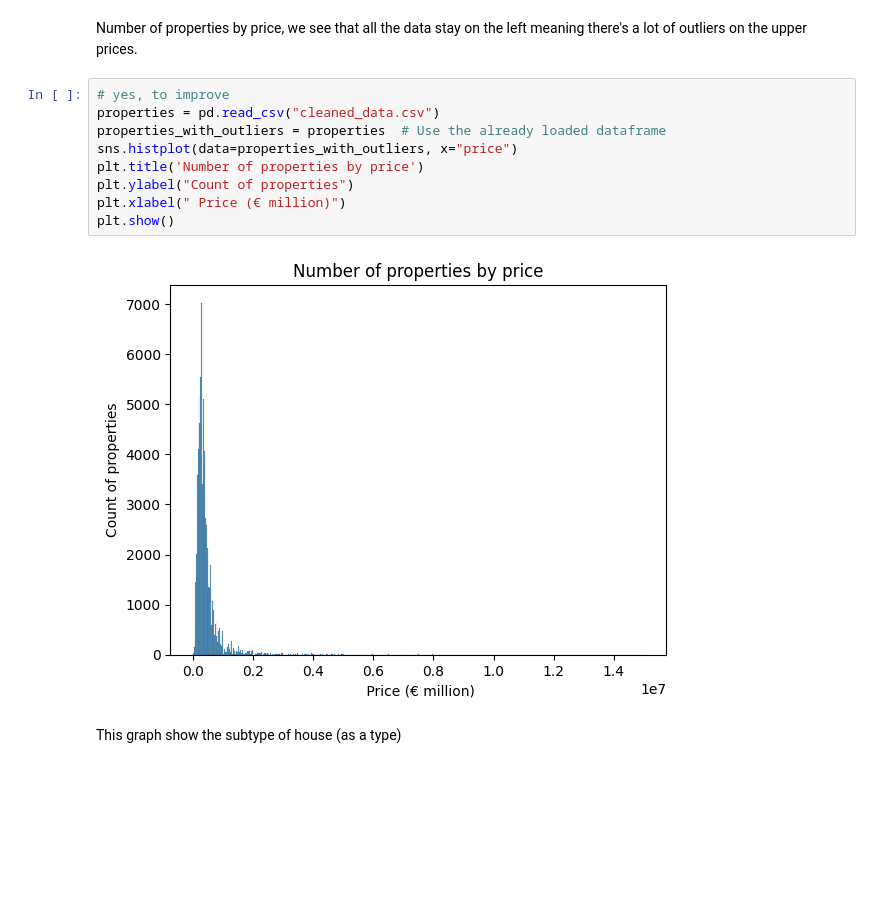
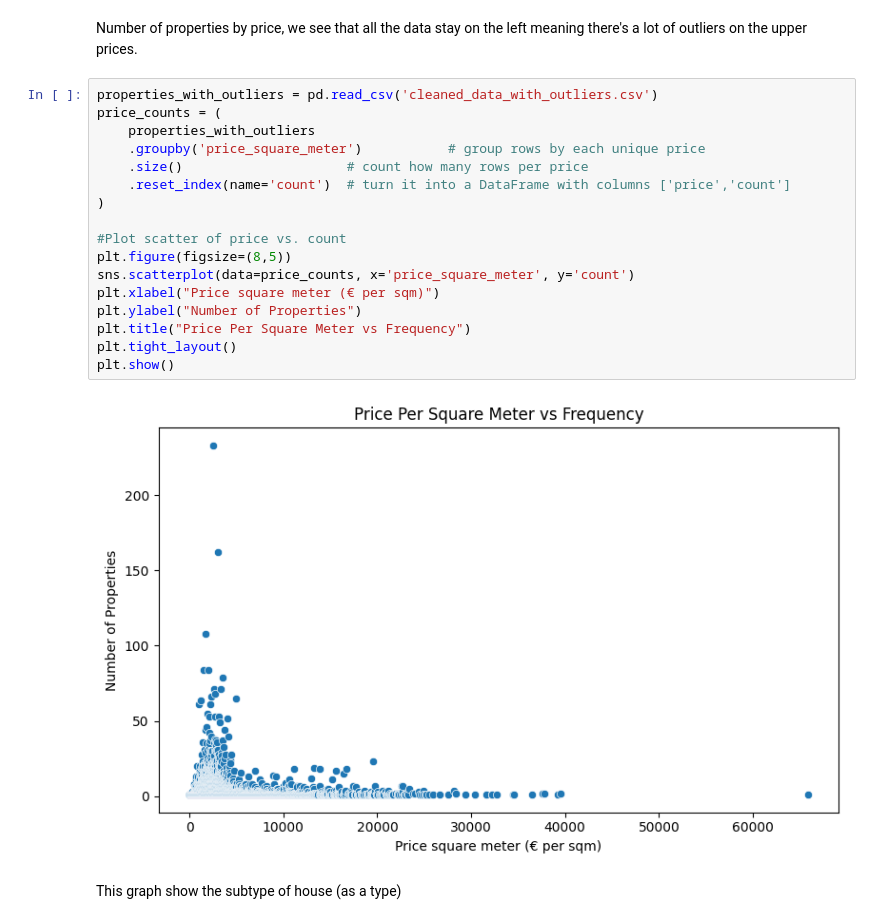
Before and after one commit to fhaulot/Immo-Eliza-data-analysis, a Jupyter notebook: final_visuals_notebook.ipynb, the cells around one changed output. Drawn from its saved outputs; the diff is of its cells as text; blank space fills up the shorter version.

Commit message:
updating final_visuals

```diff
--- a/final_visuals_notebook.ipynb
+++ b/final_visuals_notebook.ipynb
@@ -17,16 +17,24 @@ df = pd.read_csv('cleaned_data.csv')
 # %% [markdown]
 Number of properties by price, we see that all the data stay on the left meaning there's a lot of outliers on the upper prices.
 # %%
-# yes, to improve
-properties = pd.read_csv("cleaned_data.csv")
-properties_with_outliers = properties  # Use the already loaded dataframe
-sns.histplot(data=properties_with_outliers, x="price")
-plt.title('Number of properties by price')
-plt.ylabel("Count of properties")
-plt.xlabel(" Price (€ million)")
+properties_with_outliers = pd.read_csv('cleaned_data_with_outliers.csv')
+price_counts = (
+    properties_with_outliers
+    .groupby('price_square_meter')           # group rows by each unique price
+    .size()                     # count how many rows per price
+    .reset_index(name='count')  # turn it into a DataFrame with columns ['price','count']
+)
+
+#Plot scatter of price vs. count
+plt.figure(figsize=(8,5))
+sns.scatterplot(data=price_counts, x='price_square_meter', y='count')
+plt.xlabel("Price square meter (€ per sqm)")
+plt.ylabel("Number of Properties")
+plt.title("Price Per Square Meter vs Frequency")
+plt.tight_layout()
 plt.show()
 # %% [output]
-[figure, old version]
+[figure, new version]
 # %% [markdown]
 This graph show the subtype of house (as a type)
 # %%
```
Also changed, not shown: parts of 4 cells of this notebook.
